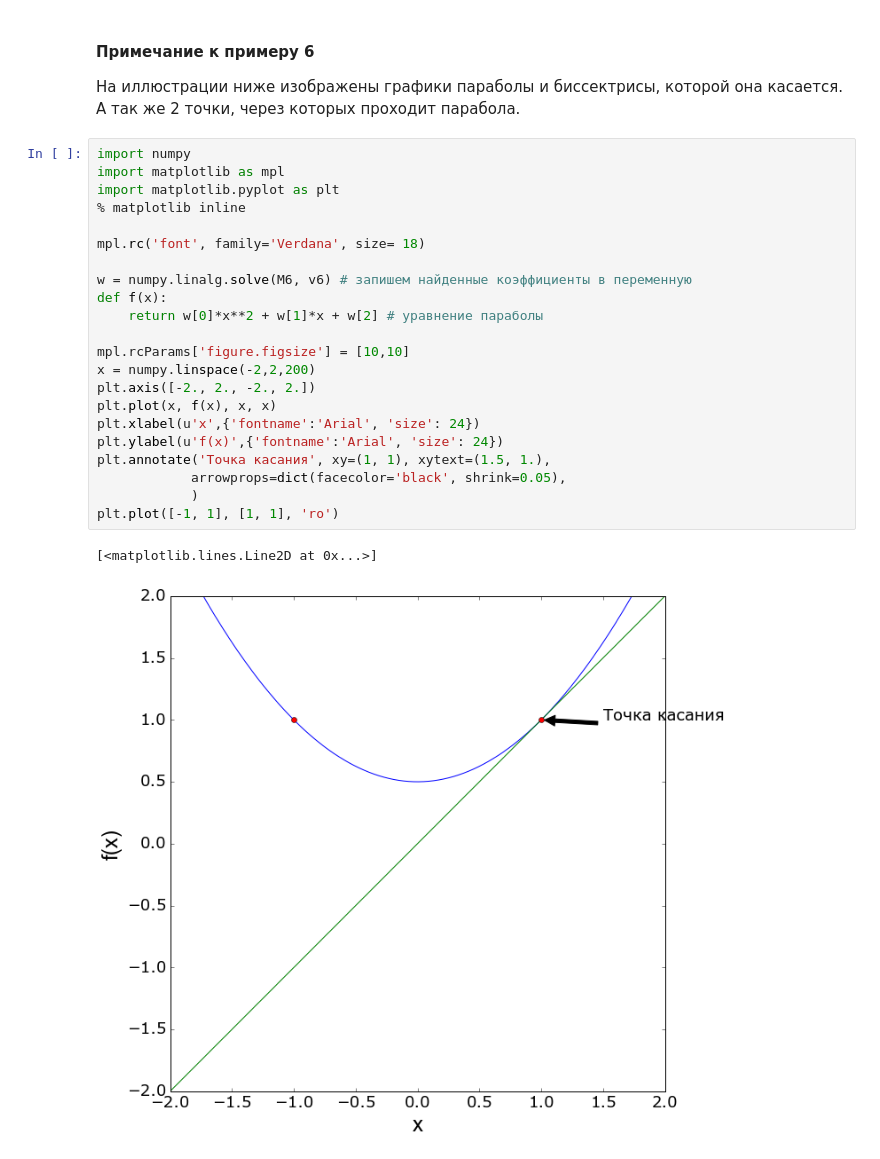
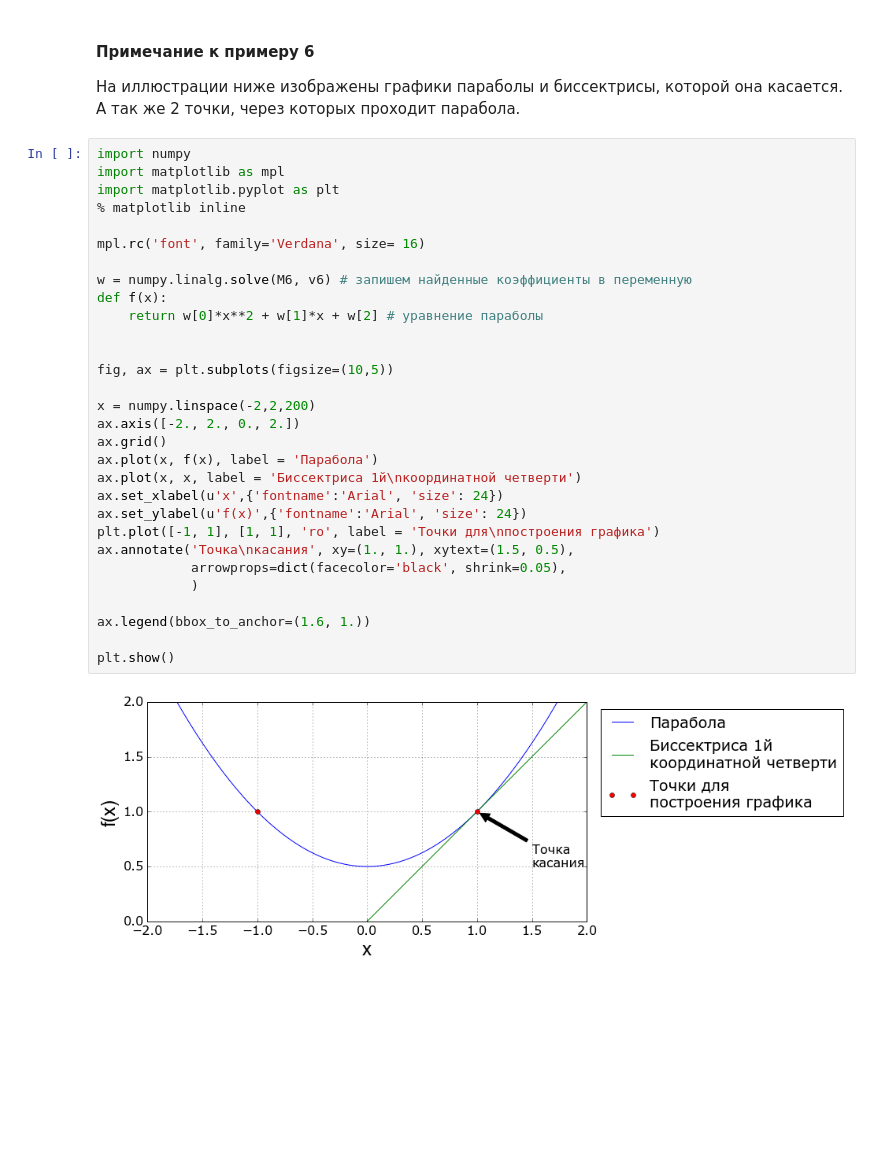
Before and after one commit to Coursera-machine-learning-data-analysis/1, a Jupyter notebook: 1.ipynb, the cells around one changed output. Saved outputs shown, nothing was run; the diff lists cells and outputs as text; blank space fills up the shorter version.

```diff
--- a/1.ipynb
+++ b/1.ipynb
@@ -417,25 +418,32 @@ array([ 0.5, -0. ,  0.5])
 # %%
 import numpy
 import matplotlib as mpl
 import matplotlib.pyplot as plt
 % matplotlib inline
 
-mpl.rc('font', family='Verdana', size= 18)
+mpl.rc('font', family='Verdana', size= 16)
 
 w = numpy.linalg.solve(M6, v6) # запишем найденные коэффициенты в переменную
 def f(x):
     return w[0]*x**2 + w[1]*x + w[2] # уравнение параболы
 
-mpl.rcParams['figure.figsize'] = [10,10]
+
+fig, ax = plt.subplots(figsize=(10,5))
+
 x = numpy.linspace(-2,2,200)
-plt.axis([-2., 2., -2., 2.])
-plt.plot(x, f(x), x, x)
-plt.xlabel(u'x',{'fontname':'Arial', 'size': 24})
-plt.ylabel(u'f(x)',{'fontname':'Arial', 'size': 24})
-plt.annotate('Точка касания', xy=(1, 1), xytext=(1.5, 1.),
+ax.axis([-2., 2., 0., 2.])
+ax.grid()
+ax.plot(x, f(x), label = 'Парабола')
+ax.plot(x, x, label = 'Биссектриса 1й\nкоординатной четверти')
+ax.set_xlabel(u'x',{'fontname':'Arial', 'size': 24})
+ax.set_ylabel(u'f(x)',{'fontname':'Arial', 'size': 24})
+plt.plot([-1, 1], [1, 1], 'ro', label = 'Точки для\nпостроения графика')
+ax.annotate('Точка\nкасания', xy=(1., 1.), xytext=(1.5, 0.5),
             arrowprops=dict(facecolor='black', shrink=0.05),
             )
-plt.plot([-1, 1], [1, 1], 'ro')
+
+ax.legend(bbox_to_anchor=(1.6, 1.))
+
+plt.show()
 # %% [output]
-[<matplotlib.lines.Line2D at 0x...>]
-[figure, old version]
+[figure, new version]
```
Also changed, not shown: parts of 1 cell of this notebook.
